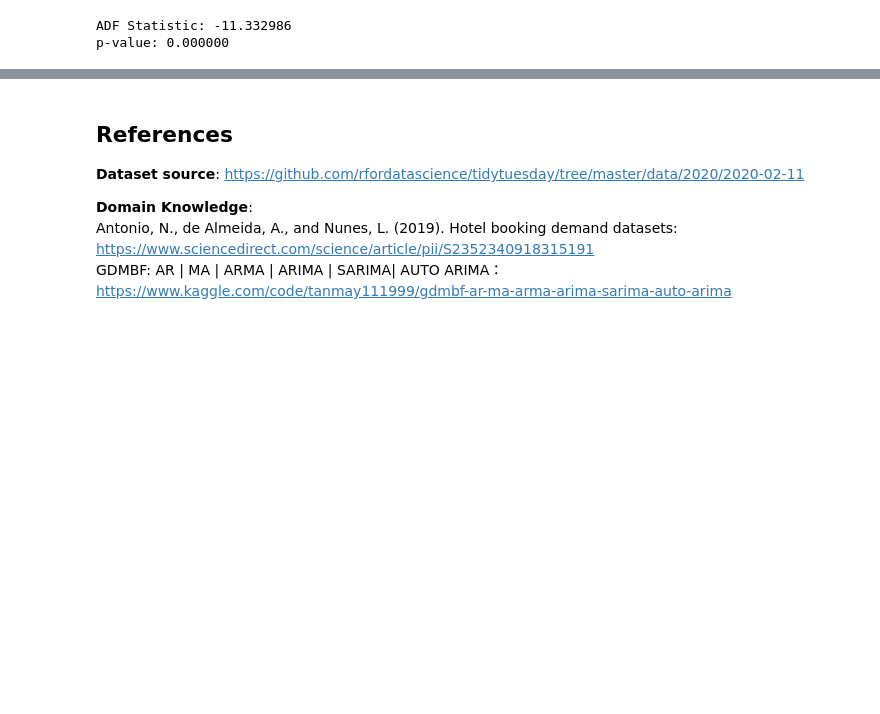
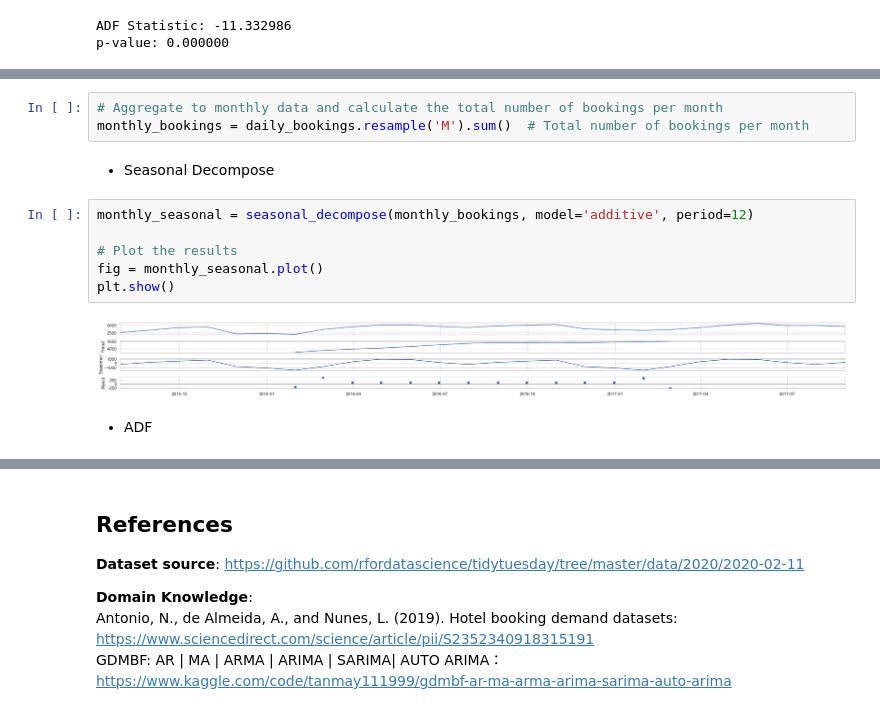
Before and after one commit to Zhengnan817/DAV-6150, a Jupyter notebook: Final_project/ARIMA2.ipynb, the cells around one changed output, grey strips where cells are left out. Saved outputs shown, nothing was run; the diff lists cells and outputs as text; blank space fills up the shorter version.

```diff
--- a/Final_project/part1-4_FinalProject(1) copy.ipynb
+++ b/Final_project/ARIMA2.ipynb
@@ -562,0 +608,15 @@ Warnings:
+# %%
+# Aggregate to monthly data and calculate the total number of bookings per month
+monthly_bookings = daily_bookings.resample('M').sum()  # Total number of bookings per month
+# %% [markdown]
+- Seasonal Decompose
+# %%
+monthly_seasonal = seasonal_decompose(monthly_bookings, model='additive', period=12)
+
+# Plot the results
+fig = monthly_seasonal.plot()
+plt.show()
+# %% [output]
+[figure, added]
+# %% [markdown]
+- ADF
```
Also changed, not shown: parts of 37 cells of this notebook, 2 other files.
